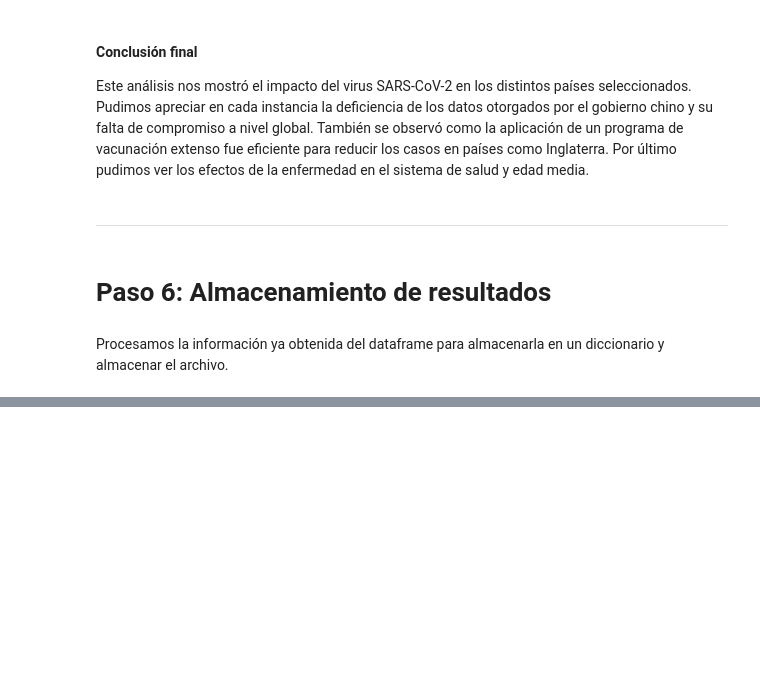
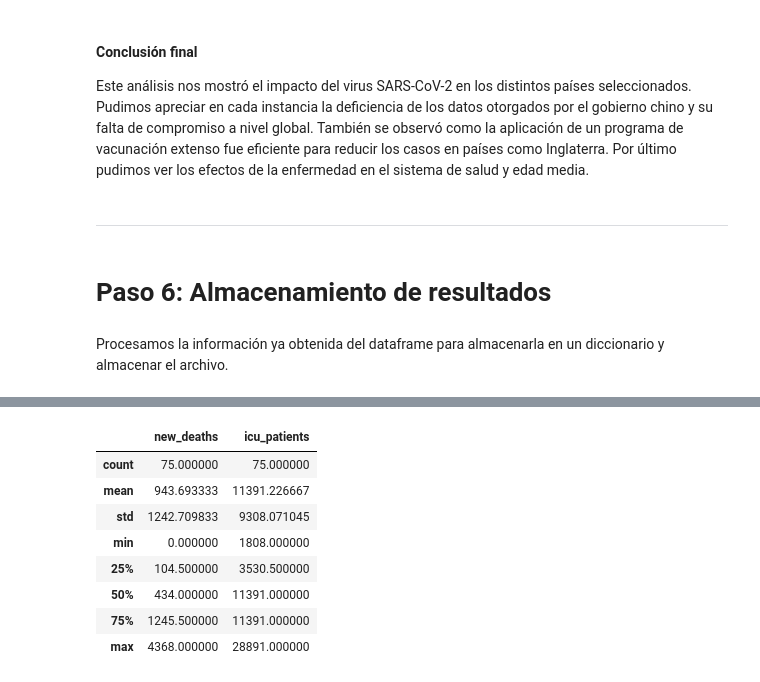
Before and after one commit to ri1965/Toolkits, a Jupyter notebook: Template_TP.ipynb, the cells around one changed output, grey strips where cells are left out. Cells and saved outputs as stored; diff of their text form; code cells hidden in the pictures; blank space fills up the shorter version.

```diff
--- a/Template_TP.ipynb
+++ b/Template_TP.ipynb
@@ -578,0 +628,13 @@ Name: result, Length: 75, dtype: object
+# %%
+# Ver más de una columna
+df_final[['new_deaths', 'icu_patients']].describe()
+# %% [output]
+|  | new_deaths | icu_patients |
+| count | 75.000000 | 75.000000 |
+| mean | 943.693333 | 11391.226667 |
+| std | 1242.709833 | 9308.071045 |
+| min | 0.000000 | 1808.000000 |
+| 25% | 104.500000 | 3530.500000 |
+| 50% | 434.000000 | 11391.000000 |
+| 75% | 1245.500000 | 11391.000000 |
+| max | 4368.000000 | 28891.000000 |
```
Also changed, not shown: parts of 11 cells of this notebook.
